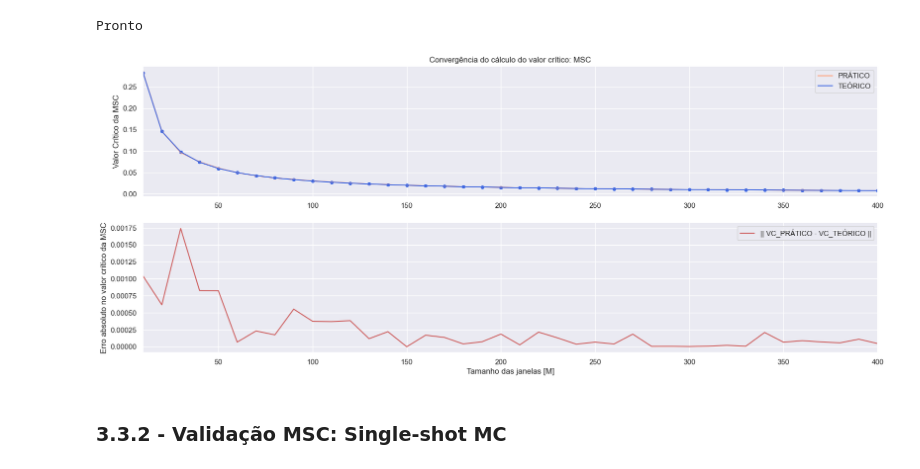
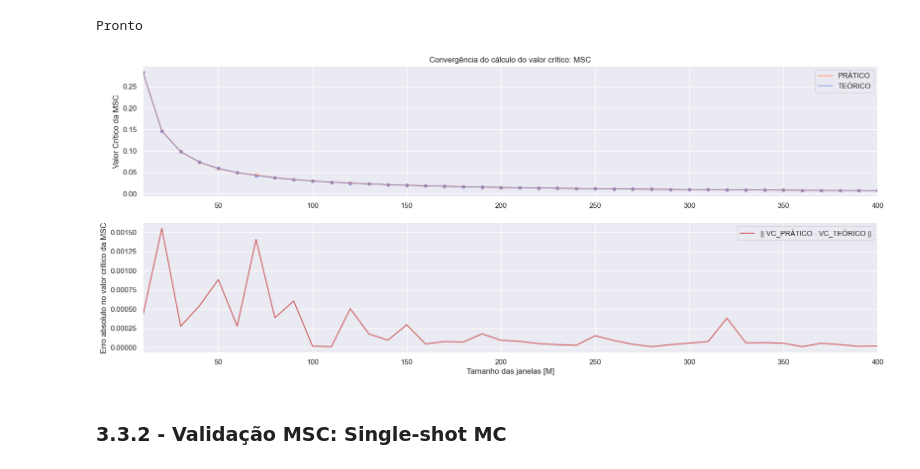
Before and after one commit to Alexandre-Caldeira/detection-theory-101, a Jupyter notebook: notebooks/comCalma.ipynb, the cells around one changed output. Drawn from its saved outputs; the diff is of its cells as text; code cells hidden in the pictures.

```diff
--- a/notebooks/comCalma.ipynb
+++ b/notebooks/comCalma.ipynb
@@ -687,8 +701,8 @@ Mstep = 10
 bin = 50 # um bin qualquer
 Ms = np.arange(Mmin,Mmax+Mstep,Mstep)   # tamanho qualquer
 x = np.zeros((N,))
-vcp = np.zeros((nSim,len(Ms)))
-vct = np.zeros((nSim,len(Ms)))
+vcp = np.zeros((len(Ms)))
+vct = np.zeros((len(Ms)))
 oo = np.zeros((nSim,tj))
 
 for mm in tqdm(range(0,len(Ms)), desc='Simulando'):
@@ -697,8 +711,8 @@ for mm in tqdm(range(0,len(Ms)), desc='Simulando'):
         x = rd.randn(N,)
         [X,ORD] = ord_MSC(sinal=x, tamanhoJanela=tj, M=Ms[mm])
         oo[ii,:] = ORD
-        vct[ii][mm] = vc_MSC(Ms[mm])
 
+    vct[mm] = vc_MSC(Ms[mm])
     vcp[mm] = vc_pratico(oo) # alpha definido a 5%
 
 print('Pronto')
@@ -706,26 +720,26 @@ print('Pronto')
 Pronto
 # %%
 plt.subplot(211)
-p = sns.lineplot(x = Ms,y= np.mean(vcp,axis=1)[0:40], color = 'lightsalmon')
-p = sns.lineplot(x = Ms,y = np.mean(vct,axis=0), color = 'royalblue')
+p = sns.lineplot(x = Ms,y= vcp, color = 'lightsalmon')
+p = sns.lineplot(x = Ms,y = vct, color = 'royalblue',alpha = 0.5)
 
 plt.title('Convergência do cálculo do valor crítico: MSC');
 plt.ylabel('Valor Crítico da MSC');
 
 
-sns.scatterplot(x = Ms,y= np.mean(vcp,axis=1)[0:40], color = 'lightsalmon');
-sns.scatterplot(x = Ms,y = np.mean(vct,axis=0), color = 'royalblue');
+sns.scatterplot(x = Ms,y= vcp, color = 'lightsalmon');
+sns.scatterplot(x = Ms,y = vct, color = 'royalblue',alpha = 0.5);
 plt.legend(['PRÁTICO','TEÓRICO']);
 plt.xlim([10, 400]);
 
 plt.subplot(212)
-p2 = sns.lineplot(x = Ms,y= abs(np.mean(vcp,axis=1)[0:40]-np.mean(vct,axis=0)), color = 'indianred')
+p2 = sns.lineplot(x = Ms,y= abs(vcp-vct), color = 'indianred')
 plt.ylabel('Erro absoluto no valor crítico da MSC');
 plt.legend(['|| VC_PRÁTICO - VC_TEÓRICO ||']);
 plt.xlabel('Tamanho das janelas [M]');
 plt.xlim([10, 400]);
 # %% [output]
-[figure, old version]
+[figure, new version]
 # %% [markdown]
 ### 3.3.2 - Validação MSC: Single-shot MC
 # %%
```
Also changed, not shown: parts of 8 cells of this notebook, 2 other files.
